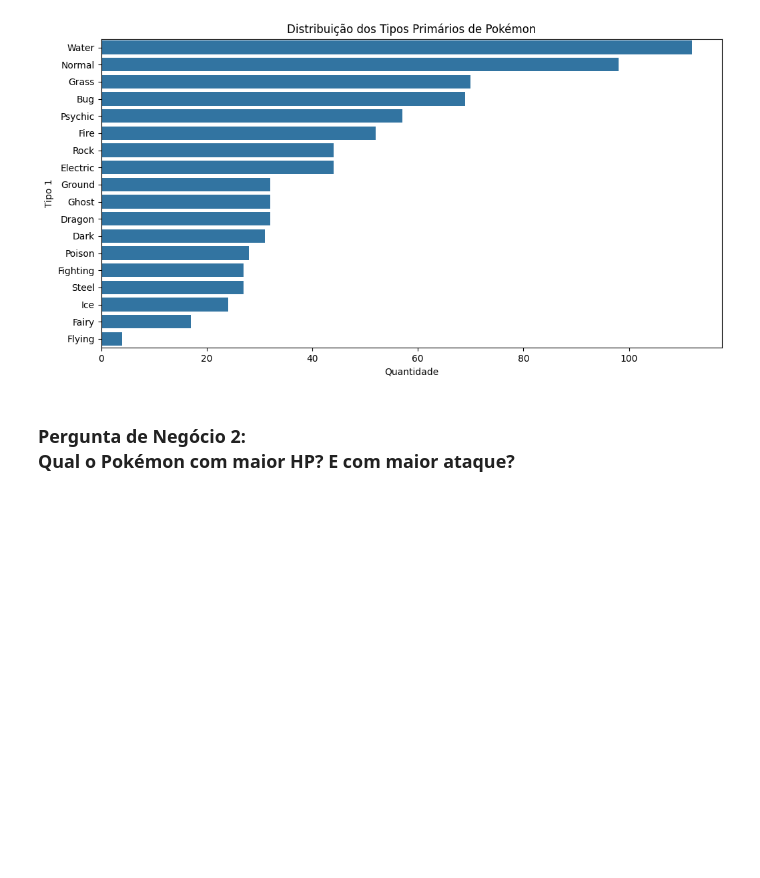
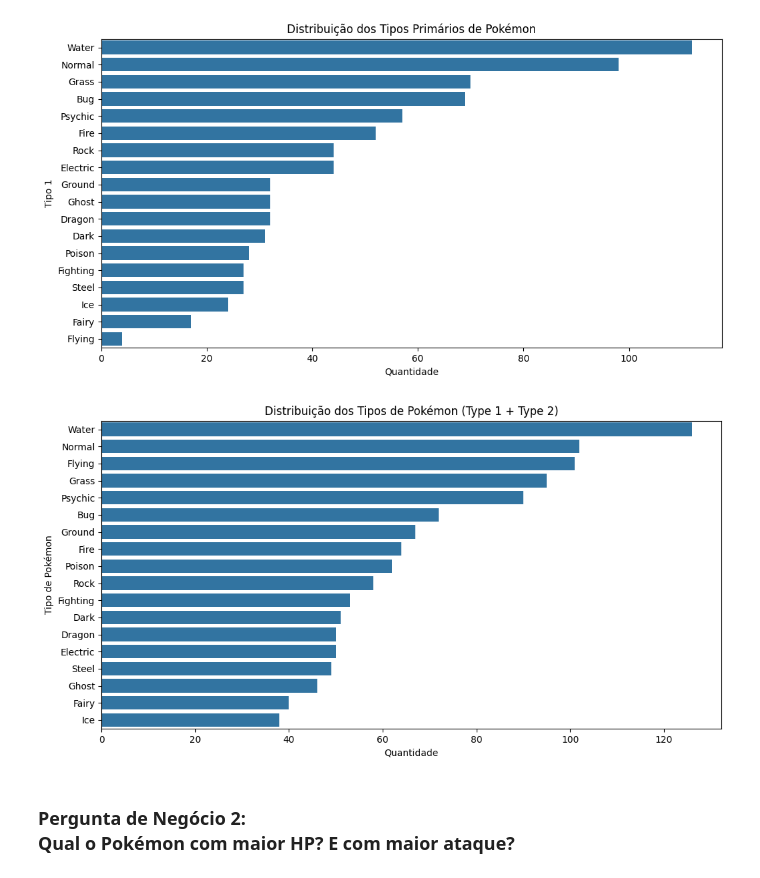
Before and after one commit to danielmfr/Analise-Pokemon, a Jupyter notebook: analise.ipynb, the cells around one changed output. Drawn from its saved outputs; the diff is of its cells as text; code cells hidden in the pictures; blank space fills up the shorter version.

```diff
--- a/analise.ipynb
+++ b/analise.ipynb
@@ -118,6 +118,19 @@ plt.title("Distribuição dos Tipos Primários de Pokémon")
 plt.show()
 # %% [output]
 [figure]
+# %%
+# Unir Type 1 e Type 2 em uma única coluna para contagem e conta a ocorrência de cada tipo
+todos_tipos = pd.concat([df['Type 1'], df['Type 2']]).dropna().value_counts()
+
+# Cria o gráfico
+plt.figure(figsize=(12, 6))
+sns.barplot(y=todos_tipos.index, x=todos_tipos.values)
+plt.ylabel("Tipo de Pokémon")
+plt.xlabel("Quantidade")
+plt.title("Distribuição dos Tipos de Pokémon (Type 1 + Type 2)")
+plt.show()
+# %% [output]
+[figure, added]
 # %% [markdown]
 ### **Pergunta de Negócio 2:** <br>Qual o Pokémon com maior HP? E com maior ataque?
 # %%
```
Also changed, not shown: parts of 5 cells of this notebook.
